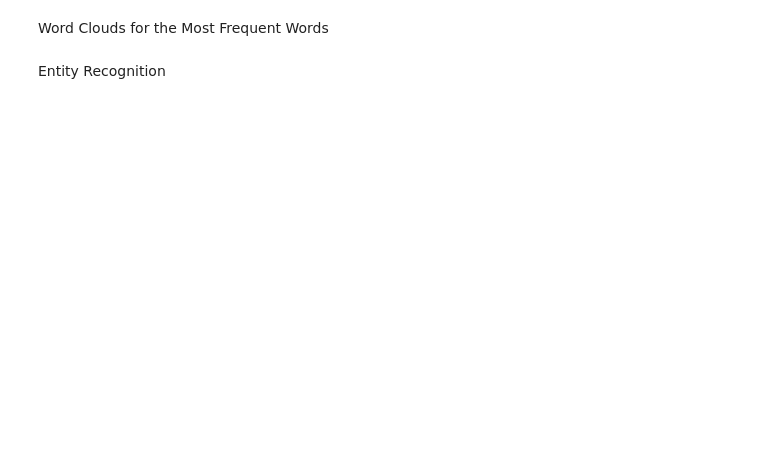
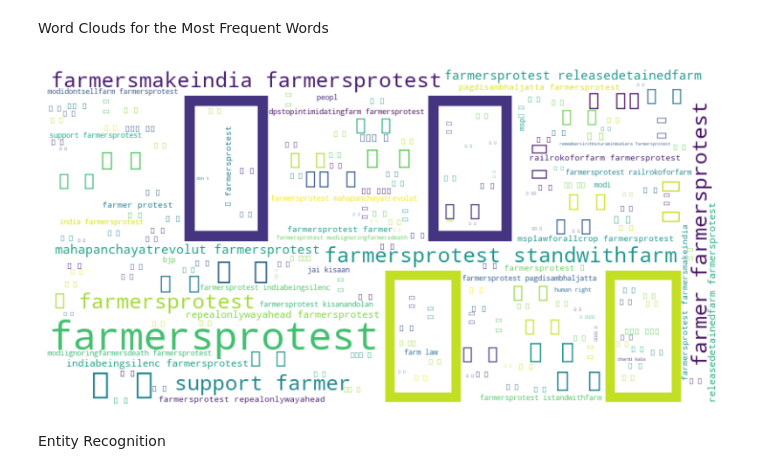
Before and after one commit to albayerga/G_102_6, a Jupyter notebook: part1.ipynb, the cells around one changed output. Cells and saved outputs as stored; diff of their text form; code cells hidden in the pictures; blank space fills up the shorter version.

Commit message:
Implemented wordcloud & topretweeted

```diff
--- a/part1.ipynb
+++ b/part1.ipynb
@@ -173,9 +188,24 @@ def top_retweeted_tweets(data_tweets):
 # %% [markdown]
 Word Clouds for the Most Frequent Words
-# %%
-def generate_word_clouds(processed_tweets):
-    # to do
-    return
+# %%
+from wordcloud import WordCloud
+
+def generate_word_clouds(processed_tweets):
+    # Join all the tweets into a single string
+    all_words = ' '.join([' '.join(tweet) for tweet in processed_tweets])
+
+    # Generate a word cloud
+    wordcloud = WordCloud(width=800, height=400, background_color='white').generate(all_words)
+
+    # Plot the word cloud
+    plt.figure(figsize=(10, 5))
+    plt.imshow(wordcloud, interpolation='bilinear')
+    plt.axis('off')  # Remove axes
+    plt.show()
+# %%
+generate_word_clouds(processed_tweets)
+# %% [output]
+[figure, added]
 # %% [markdown]
 Entity Recognition
 # %%
```
Also changed, not shown: parts of 5 cells of this notebook.
